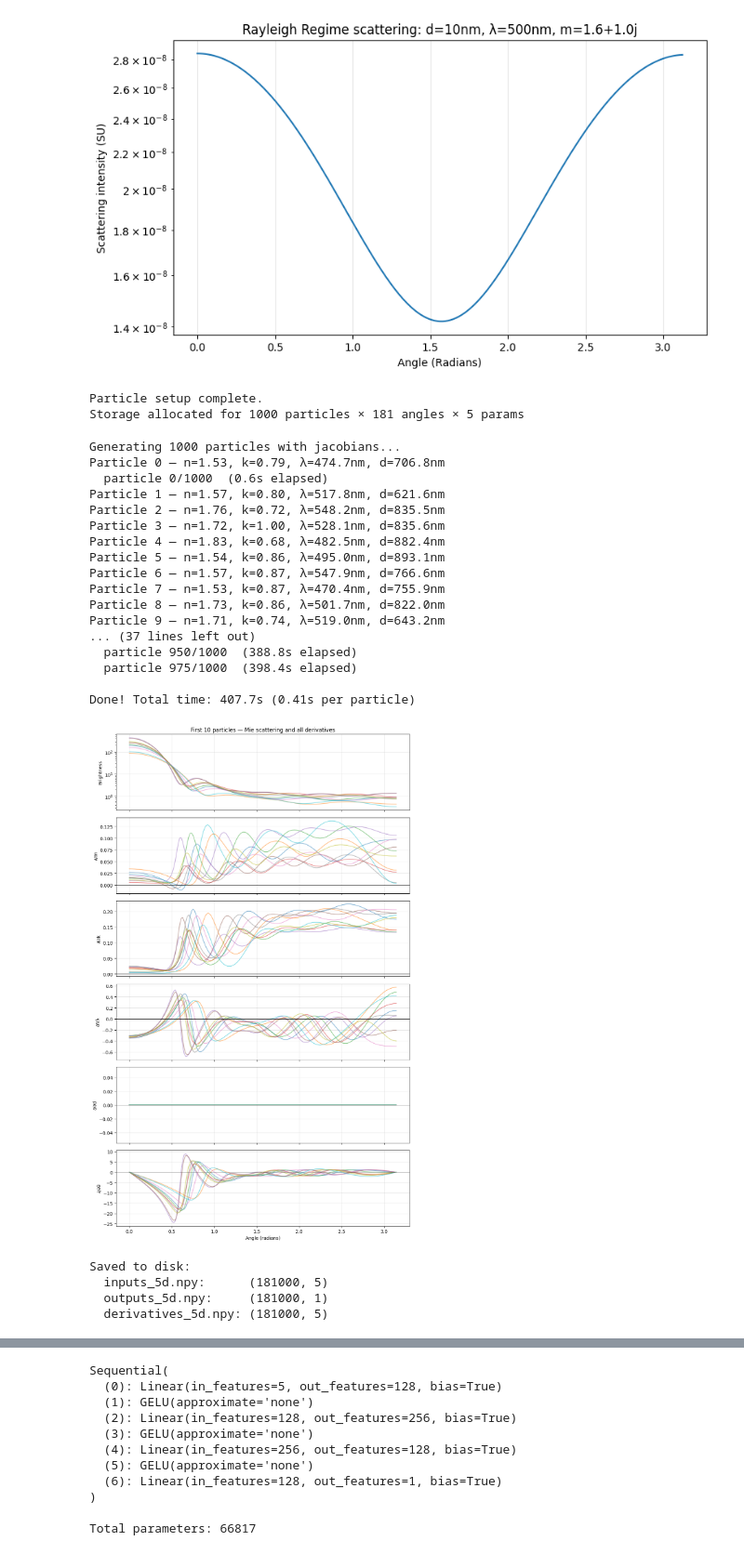
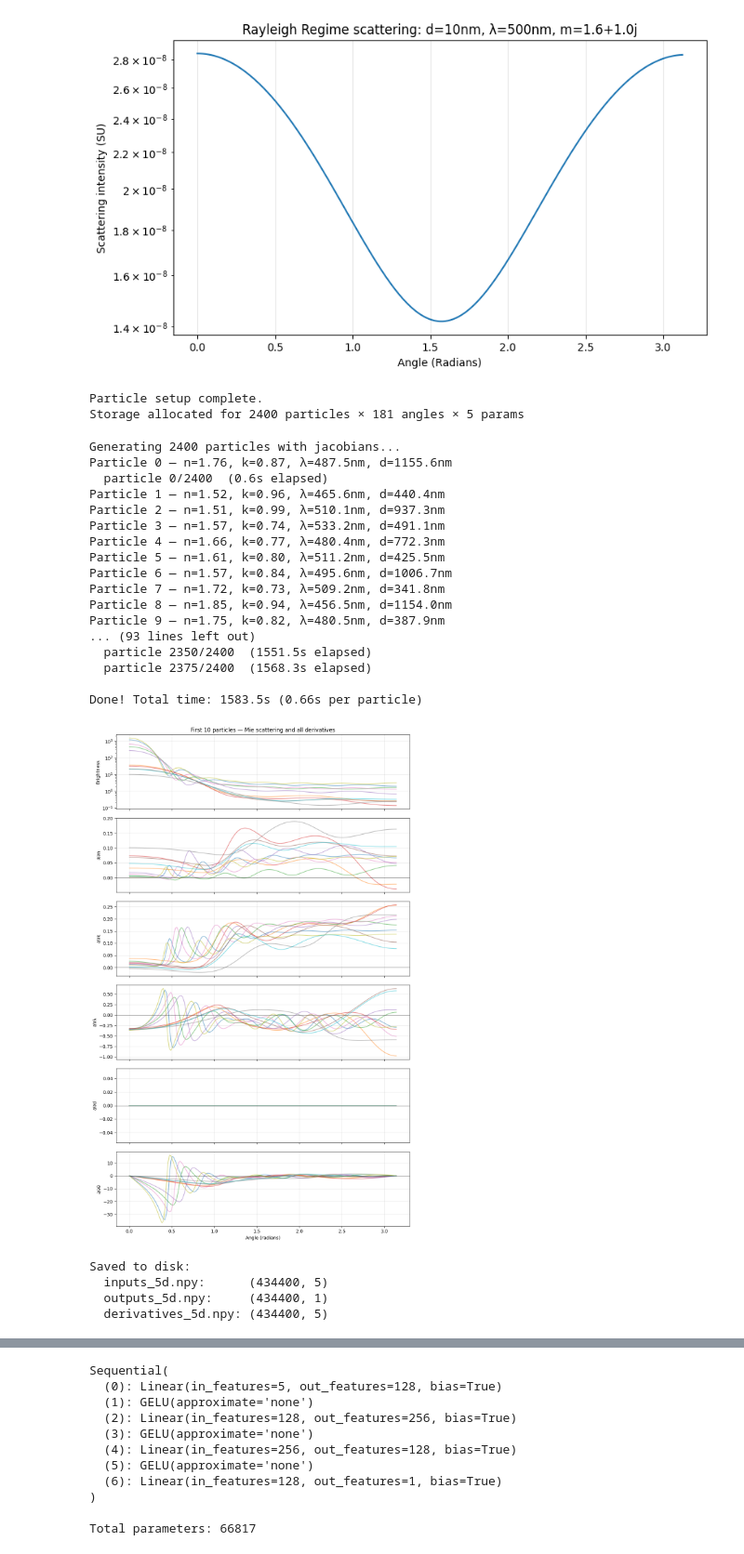
Before and after one commit to james-613/Modified_pyMieScatt_NN, a Jupyter notebook: NN_with_all_derivatives.ipynb, the cells around one changed output, grey strips where cells are left out. Shown at 93% size. Drawn from its saved outputs; the diff is of its cells as text; code cells hidden in the pictures.

```diff
--- a/NN_with_all_derivatives.ipynb
+++ b/NN_with_all_derivatives.ipynb
@@ -48,7 +48,7 @@ plt.show()
 # %% [output]
 [figure]
 # %%
-N_PARTICLES = 1000
+N_PARTICLES = 2400
 N_ANGLES = 181
 
 # Particle-level storage: shape (N_PARTICLES, N_ANGLES, ...)
@@ -61,7 +61,7 @@ particle_derivatives = np.zeros((N_PARTICLES, N_ANGLES, 5)) # full jacobian stor
 def compute_log_scattering(n_norm, k_norm, wavelength_norm, diameter_norm, theta_norm):
     # Convert normalized to physical values
     wavelength = wavelength_norm * 100 + 450
-    diameter   = diameter_norm * 300 + 600
+    diameter   = diameter_norm * 90 + 300
     n          = n_norm * 0.36 + 1.5
     k          = k_norm * 0.32 + 0.68
     theta_rad  = theta_norm * torch.pi
@@ -82,7 +82,7 @@ print("Particle setup complete.")
 print(f"Storage allocated for {N_PARTICLES} particles × {N_ANGLES} angles × 5 params")
 # %% [output]
 Particle setup complete.
-Storage allocated for 1000 particles × 181 angles × 5 params
+Storage allocated for 2400 particles × 181 angles × 5 params
 # %%
 print(f"Generating {N_PARTICLES} particles with jacobians...")
 
@@ -94,7 +94,7 @@ for p in range(N_PARTICLES):
     diameter_norm   = torch.tensor(np.random.uniform(0, 1))
     n_norm          = torch.tensor(np.random.uniform(0, 1))
     k_norm          = torch.tensor(np.random.uniform(0, 1))
-    theta_norm      = torch.tensor(np.linspace(0, 1, N_ANGLES))  # 0 to 1 maps to 0 to 180
+    theta_norm      = torch.tensor(np.linspace(0, 1, N_ANGLES)) # 0 to 1 maps to 0 to 180
 
     # Compute jacobian derivatives with autograd
     # jacobian wraps inputs with gradient tracking
@@ -111,7 +111,7 @@ for p in range(N_PARTICLES):
 
      # Convert normalized to physics values for storage
     wavelength_val = wavelength_norm.item() * 100 + 450
-    diameter_val   = diameter_norm.item() * 300 + 600
+    diameter_val   = diameter_norm.item() * 900 + 300
     n_val          = n_norm.item() * 0.36 + 1.5
     k_val          = k_norm.item() * 0.32 + 0.68
 
@@ -140,11 +140,11 @@ for p in range(N_PARTICLES):
         print(f"Particle {p} — n={n_val:.2f}, k={k_val:.2f}, λ={wavelength_val:.1f}nm, d={diameter_val:.1f}nm")
         angles = theta_norm.numpy() * np.pi
         axes[0].plot(angles, scattering.numpy(), alpha=0.5)
-        axes[1].plot(angles, jacobian_derivative[0].detach().numpy(), alpha=0.5)    # ∂/∂n
-        axes[2].plot(angles, jacobian_derivative[1].detach().numpy(), alpha=0.5)    # ∂/∂k
-        axes[3].plot(angles, jacobian_derivative[2].detach().numpy(), alpha=0.5)    # ∂/∂wavelength
-        axes[4].plot(angles, jacobian_derivative[3].detach().numpy(), alpha=0.5)    # ∂/∂diameter
-        axes[5].plot(angles, jacobian_derivative[4].diag().detach().numpy(), alpha=0.5)   # ∂/∂theta
+        axes[1].plot(angles, jacobian_derivative[0].detach().numpy(), alpha=0.5)    # ∂brightness/∂n
+        axes[2].plot(angles, jacobian_derivative[1].detach().numpy(), alpha=0.5)    # ∂brightness/∂k
+        axes[3].plot(angles, jacobian_derivative[2].detach().numpy(), alpha=0.5)    # ∂brightness/∂wavelength
+        axes[4].plot(angles, jacobian_derivative[3].detach().numpy(), alpha=0.5)    # ∂brightness/∂diameter
+        axes[5].plot(angles, jacobian_derivative[4].diag().detach().numpy(), alpha=0.5)   # ∂brightness/∂theta
 
     if p % 25 == 0:
         elapsed = time.time() - start_time
@@ -155,54 +155,54 @@ print(f"\nDone! Total time: {total_time:.1f}s ({total_time/N_PARTICLES:.2f}s per
 
 # After the loop:
 axes[0].set_ylabel('Brightness')
 axes[0].set_title('First 10 particles — Mie scattering and all derivatives')
 axes[0].set_yscale('log')
 axes[1].set_ylabel('∂/∂n')
 axes[2].set_ylabel('∂/∂k')
 axes[3].set_ylabel('∂/∂λ')
 axes[4].set_ylabel('∂/∂d') # prints out nothin so diameter is broken in pyMieDiff autograd
 axes[5].set_ylabel('∂/∂θ')
 axes[5].set_xlabel('Angle (radians)')
 
 for ax in axes:
     ax.grid(True, alpha=0.3)
     ax.axhline(y=0, color='black', linewidth=0.5)
 
 plt.tight_layout()
 plt.show()
 
 # Save data to disk so we don't regenerate
 np.save('inputs_5d.npy', particle_inputs.reshape(-1, 5))
 np.save('outputs_5d.npy', particle_outputs.reshape(-1, 1))
 np.save('derivatives_5d.npy', particle_derivatives.reshape(-1, 5))
 
 print("\nSaved to disk:")
 print(f"  inputs_5d.npy:      {particle_inputs.reshape(-1, 5).shape}")
 print(f"  outputs_5d.npy:     {particle_outputs.reshape(-1, 1).shape}")
 print(f"  derivatives_5d.npy: {particle_derivatives.reshape(-1, 5).shape}")
 # %% [output]
-Generating 1000 particles with jacobians...
-Particle 0 — n=1.53, k=0.79, λ=474.7nm, d=706.8nm
-  particle 0/1000  (0.6s elapsed)
-Particle 1 — n=1.57, k=0.80, λ=517.8nm, d=621.6nm
-Particle 2 — n=1.76, k=0.72, λ=548.2nm, d=835.5nm
-Particle 3 — n=1.72, k=1.00, λ=528.1nm, d=835.6nm
-Particle 4 — n=1.83, k=0.68, λ=482.5nm, d=882.4nm
-Particle 5 — n=1.54, k=0.86, λ=495.0nm, d=893.1nm
-Particle 6 — n=1.57, k=0.87, λ=547.9nm, d=766.6nm
-Particle 7 — n=1.53, k=0.87, λ=470.4nm, d=755.9nm
-Particle 8 — n=1.73, k=0.86, λ=501.7nm, d=822.0nm
-Particle 9 — n=1.71, k=0.74, λ=519.0nm, d=643.2nm
-... (37 lines left out)
-  particle 950/1000  (388.8s elapsed)
-  particle 975/1000  (398.4s elapsed)
+Generating 2400 particles with jacobians...
+Particle 0 — n=1.76, k=0.87, λ=487.5nm, d=1155.6nm
+  particle 0/2400  (0.6s elapsed)
+Particle 1 — n=1.52, k=0.96, λ=465.6nm, d=440.4nm
+Particle 2 — n=1.51, k=0.99, λ=510.1nm, d=937.3nm
+Particle 3 — n=1.57, k=0.74, λ=533.2nm, d=491.1nm
+Particle 4 — n=1.66, k=0.77, λ=480.4nm, d=772.3nm
+Particle 5 — n=1.61, k=0.80, λ=511.2nm, d=425.5nm
+Particle 6 — n=1.57, k=0.84, λ=495.6nm, d=1006.7nm
+Particle 7 — n=1.72, k=0.73, λ=509.2nm, d=341.8nm
+Particle 8 — n=1.85, k=0.94, λ=456.5nm, d=1154.0nm
+Particle 9 — n=1.75, k=0.82, λ=480.5nm, d=387.9nm
+... (93 lines left out)
+  particle 2350/2400  (1551.5s elapsed)
+  particle 2375/2400  (1568.3s elapsed)
 
-Done! Total time: 407.7s (0.41s per particle)
+Done! Total time: 1583.5s (0.66s per particle)
-[figure, old version]
+[figure, new version]
 Saved to disk:
-  inputs_5d.npy:      (181000, 5)
-  outputs_5d.npy:     (181000, 1)
-  derivatives_5d.npy: (181000, 5)
+  inputs_5d.npy:      (434400, 5)
+  outputs_5d.npy:     (434400, 1)
+  derivatives_5d.npy: (434400, 5)
 # %%
 inputs_saved = np.load('inputs_5d.npy')           # (N, 5)
 outputs_saved = np.load('outputs_5d.npy')         # (N, 1)
```
Also changed, not shown: parts of 13 cells of this notebook, 4 other files.
